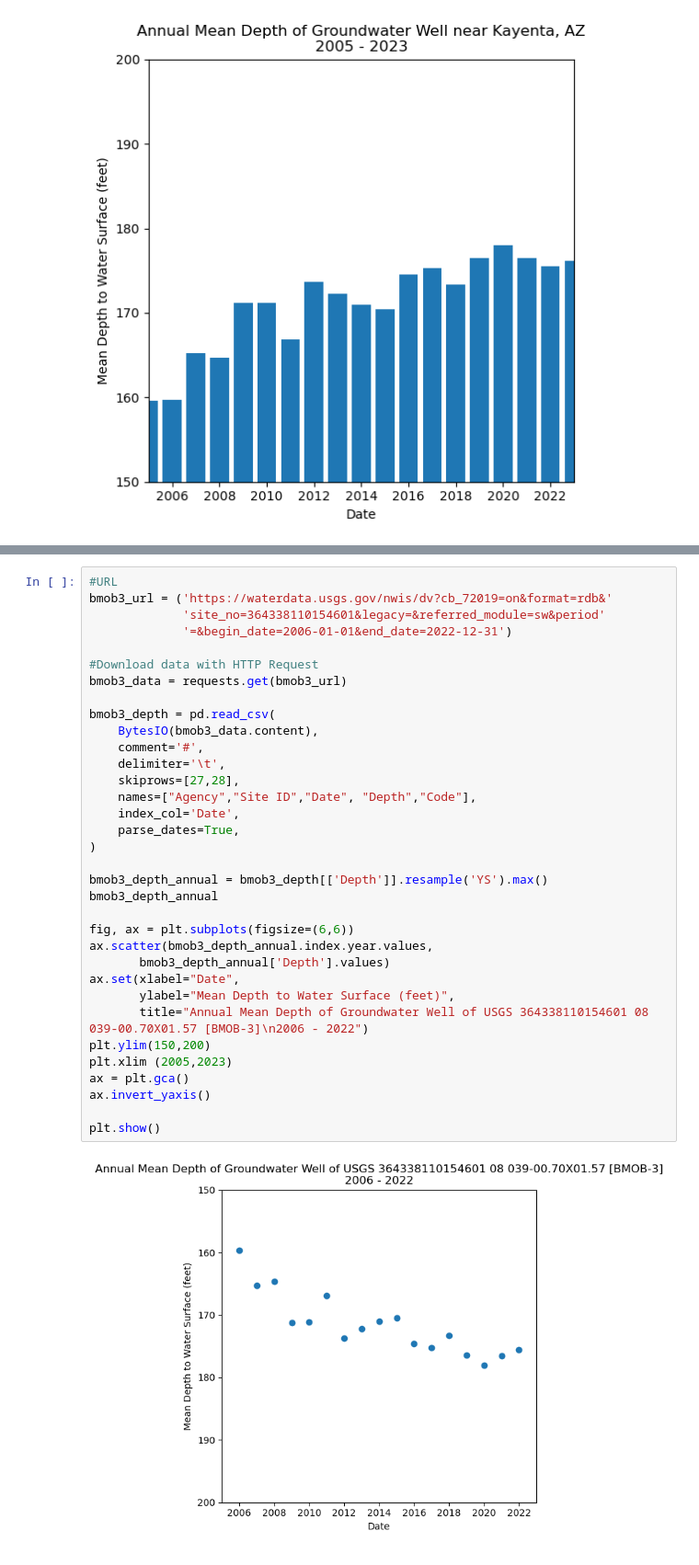
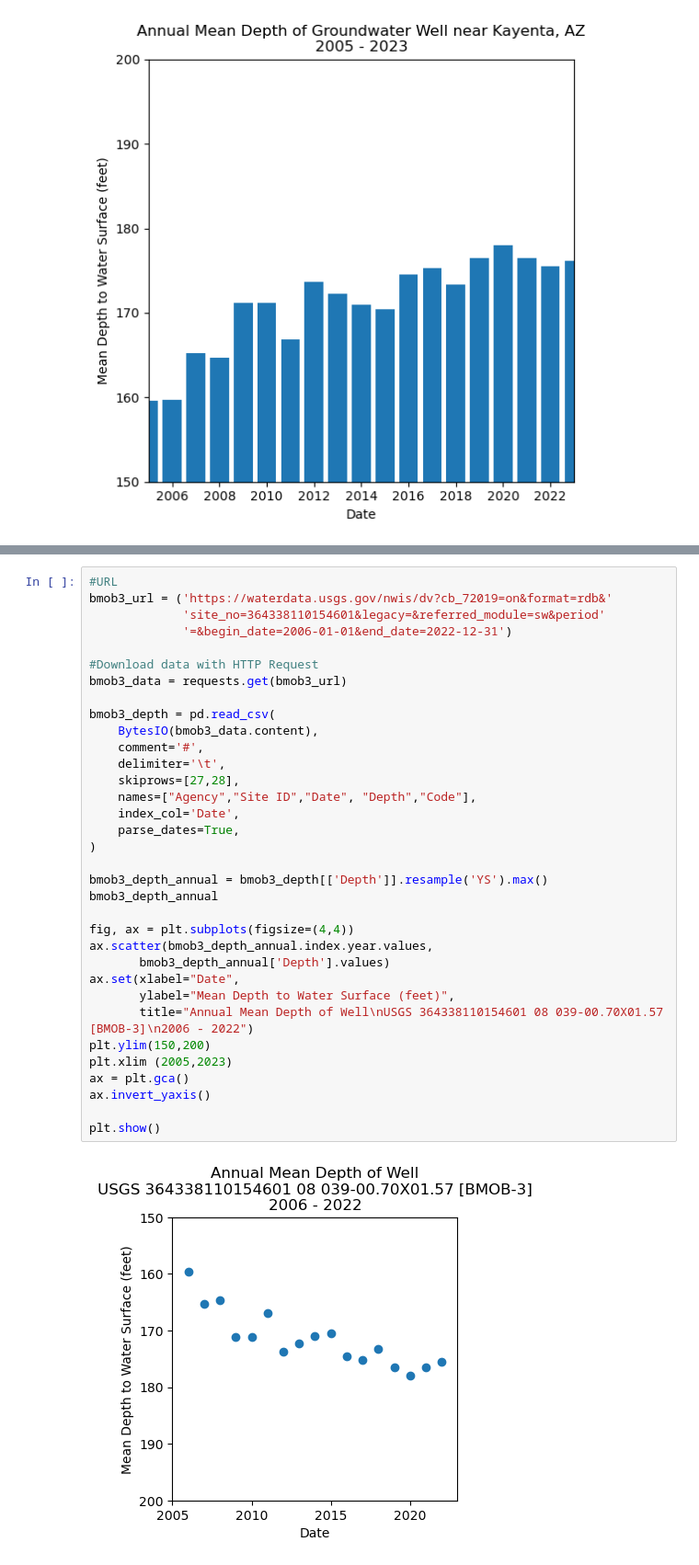
Before and after one commit to ScottNSheldon/time-series-data-ScottNSheldon, a Jupyter notebook: stars-02-time-series.ipynb, the cells around one changed output, grey strips where cells are left out. Shown at 92% size. Cells and saved outputs as stored; diff of their text form.

```diff
--- a/stars-02-time-series.ipynb
+++ b/stars-02-time-series.ipynb
@@ -1150,36 +1155,36 @@ bmob3_url = ('https://waterdata.usgs.gov/nwis/dv?cb_72019=on&format=rdb&'
              'site_no=364338110154601&legacy=&referred_module=sw&period'
              '=&begin_date=2006-01-01&end_date=2022-12-31')
 
 #Download data with HTTP Request
 bmob3_data = requests.get(bmob3_url)
 
 bmob3_depth = pd.read_csv(
     BytesIO(bmob3_data.content),
     comment='#',
     delimiter='\t',
     skiprows=[27,28],
     names=["Agency","Site ID","Date", "Depth","Code"],
     index_col='Date',
     parse_dates=True,
 )
 
 bmob3_depth_annual = bmob3_depth[['Depth']].resample('YS').max()
 bmob3_depth_annual
 
-fig, ax = plt.subplots(figsize=(6,6))
+fig, ax = plt.subplots(figsize=(4,4))
 ax.scatter(bmob3_depth_annual.index.year.values,
        bmob3_depth_annual['Depth'].values)
 ax.set(xlabel="Date",
        ylabel="Mean Depth to Water Surface (feet)",
-       title="Annual Mean Depth of Groundwater Well of USGS 364338110154601 08 039-00.70X01.57 [BMOB-3]\n2006 - 2022")
+       title="Annual Mean Depth of Well\nUSGS 364338110154601 08 039-00.70X01.57 [BMOB-3]\n2006 - 2022")
 plt.ylim(150,200)
 plt.xlim (2005,2023)
 ax = plt.gca()
 ax.invert_yaxis()
 
 plt.show()
 # %% [output]
-[figure, old version]
+[figure, new version]
 # %%
 #URL
 bmob2_url = ('https://waterdata.usgs.gov/nwis/dv?cb_72019=on&format=rdb&'
```
Also changed, not shown: parts of 9 cells of this notebook.
